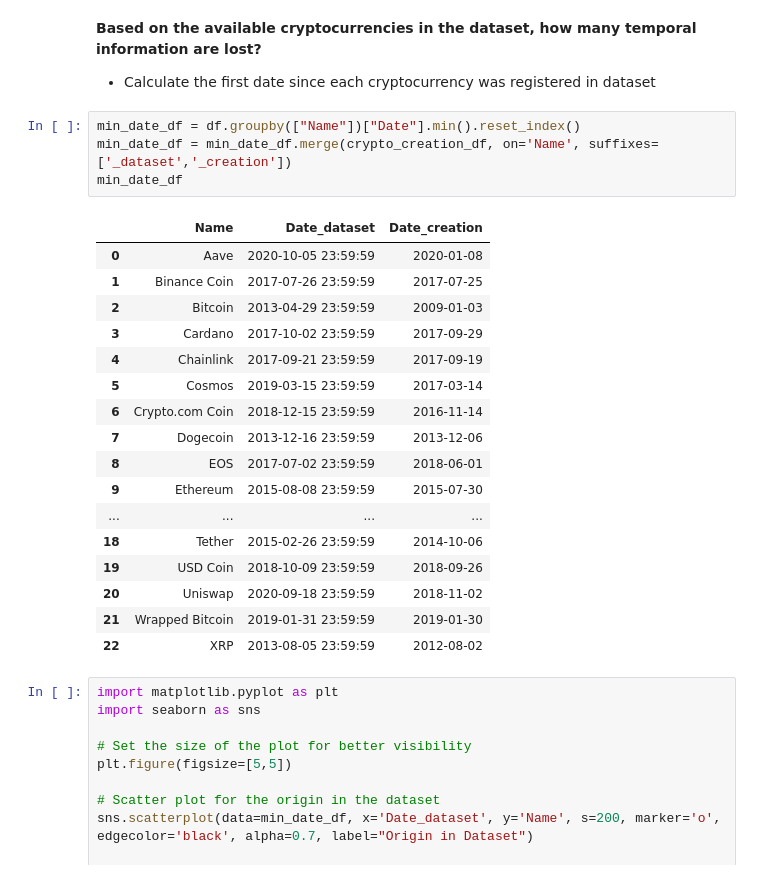
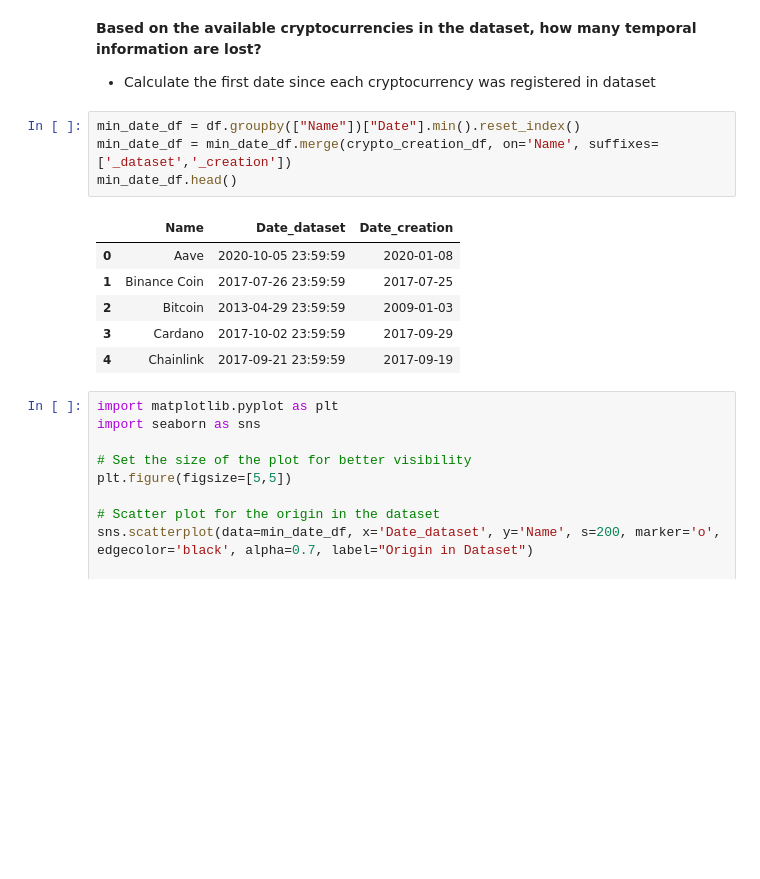
Before and after one commit to alejomaar/Network-Science-for-Data-Analytics, a Jupyter notebook: homework_1/cryptocurrencies.ipynb, the cells around one changed output. Drawn from its saved outputs; the diff is of its cells as text; blank space fills up the shorter version.

```diff
--- a/homework_1/cryptocurrencies.ipynb
+++ b/homework_1/cryptocurrencies.ipynb
@@ -181,25 +181,14 @@ That means that the dataset contain less than 0.088% of all currencies
 # %%
 min_date_df = df.groupby(["Name"])["Date"].min().reset_index()
 min_date_df = min_date_df.merge(crypto_creation_df, on='Name', suffixes=['_dataset','_creation'])
-min_date_df
+min_date_df.head()
 # %% [output]
 |  | Name | Date_dataset | Date_creation |
 | 0 | Aave | 2020-10-05 23:59:59 | 2020-01-08 |
 | 1 | Binance Coin | 2017-07-26 23:59:59 | 2017-07-25 |
 | 2 | Bitcoin | 2013-04-29 23:59:59 | 2009-01-03 |
 | 3 | Cardano | 2017-10-02 23:59:59 | 2017-09-29 |
 | 4 | Chainlink | 2017-09-21 23:59:59 | 2017-09-19 |
-| 5 | Cosmos | 2019-03-15 23:59:59 | 2017-03-14 |
-| 6 | Crypto.com Coin | 2018-12-15 23:59:59 | 2016-11-14 |
-| 7 | Dogecoin | 2013-12-16 23:59:59 | 2013-12-06 |
-| 8 | EOS | 2017-07-02 23:59:59 | 2018-06-01 |
-| 9 | Ethereum | 2015-08-08 23:59:59 | 2015-07-30 |
-| ... | ... | ... | ... |
-| 18 | Tether | 2015-02-26 23:59:59 | 2014-10-06 |
-| 19 | USD Coin | 2018-10-09 23:59:59 | 2018-09-26 |
-| 20 | Uniswap | 2020-09-18 23:59:59 | 2018-11-02 |
-| 21 | Wrapped Bitcoin | 2019-01-31 23:59:59 | 2019-01-30 |
-| 22 | XRP | 2013-08-05 23:59:59 | 2012-08-02 |
 # %%
 import matplotlib.pyplot as plt
 import seaborn as sns
```
Also changed, not shown: parts of 2 cells of this notebook.
